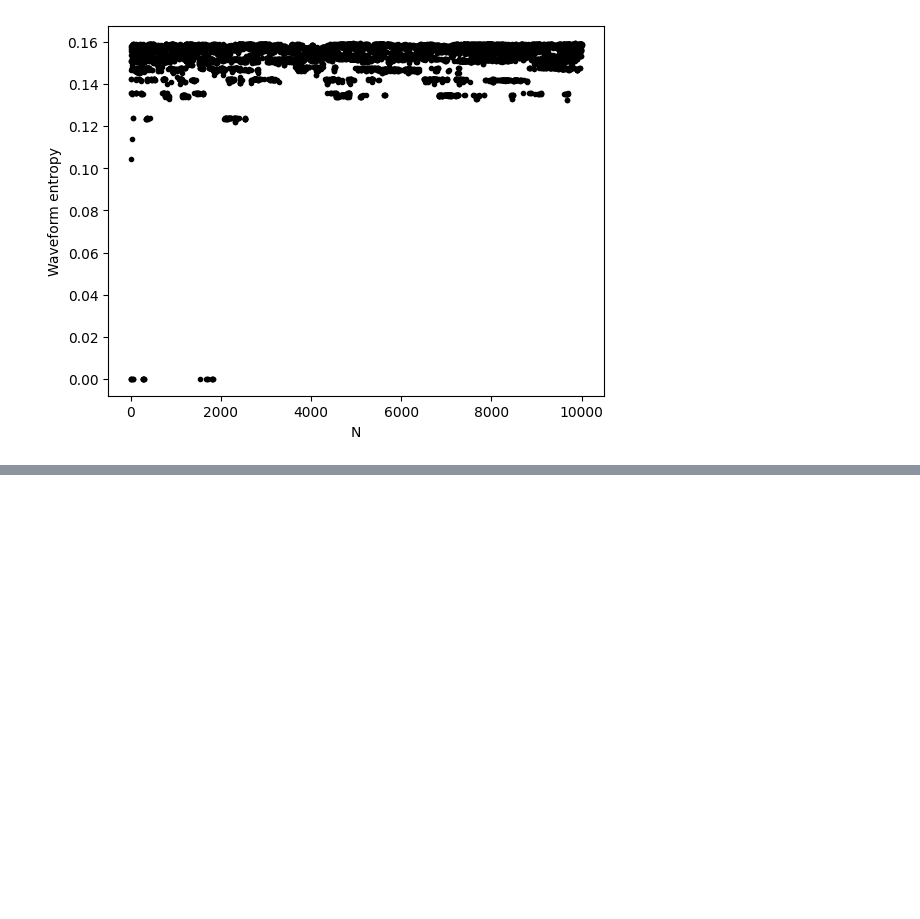
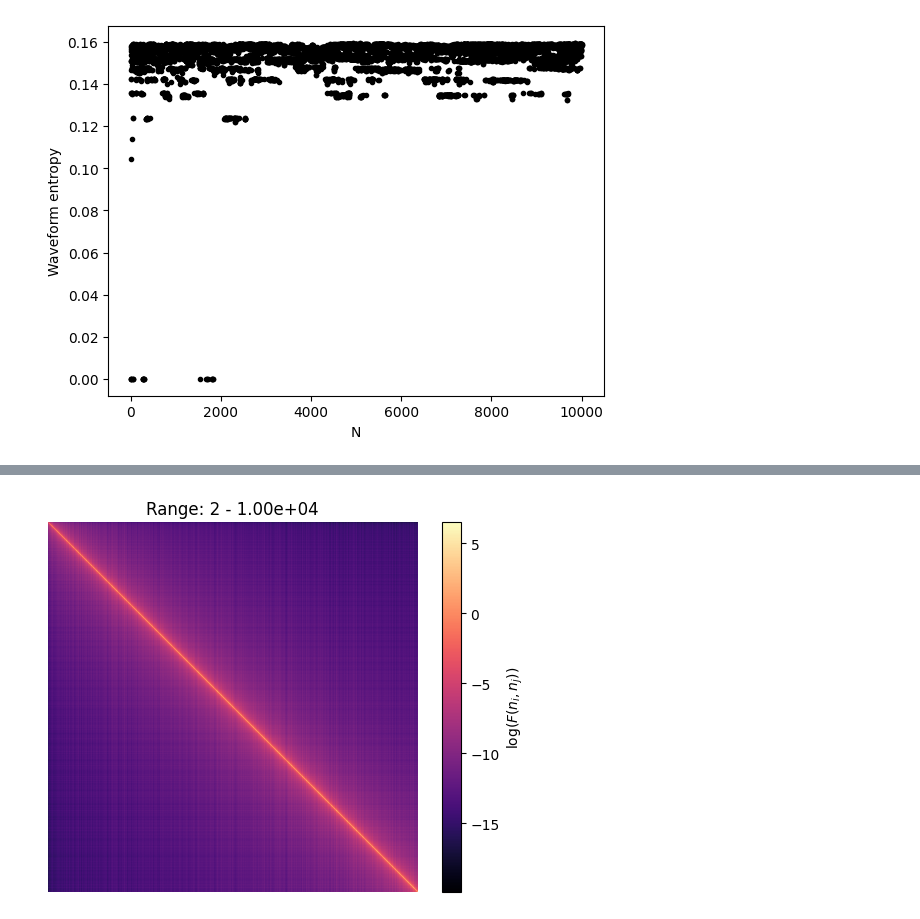
Before and after one commit to gbragafibra/bio, a Jupyter notebook: collatz_indicational.ipynb, the cells around one changed output, grey strips where cells are left out. Saved outputs shown, nothing was run; the diff lists cells and outputs as text; code cells hidden in the pictures; blank space fills up the shorter version.

```diff
--- a/collatz_indicational.ipynb
+++ b/collatz_indicational.ipynb
@@ -117,0 +165,10 @@ Text(0, 0.5, 'Waveform entropy')
+# %%
+nums = np.arange(2, 1e4)
+mat = compute_grav(nums)
+plt.imshow(mat, cmap = "magma")
+plt.axis("off")
+plt.title(f"Range: {int(nums[0])} - {int(nums[-1]):.2e}")
+cbar = plt.colorbar()
+cbar.set_label("$\log(F(n_{i}, n_{j}))$")
+# %% [output]
+[figure, added]
```
Also changed, not shown: parts of 4 cells of this notebook.
